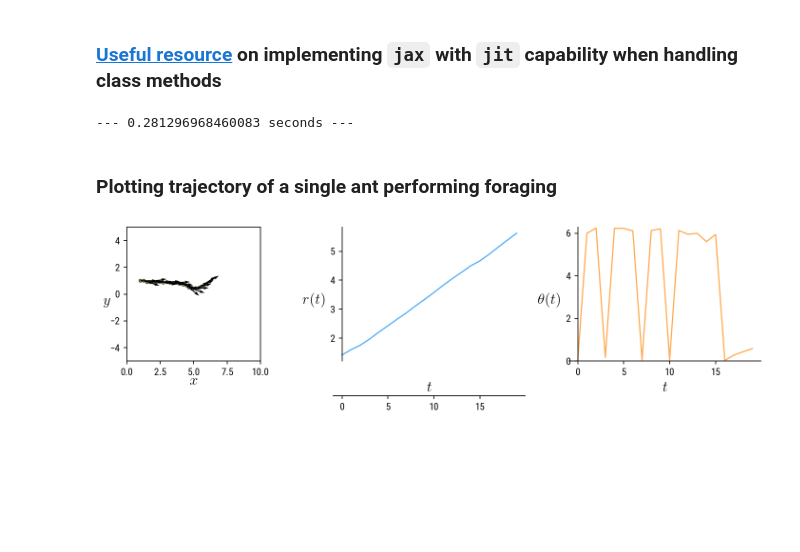
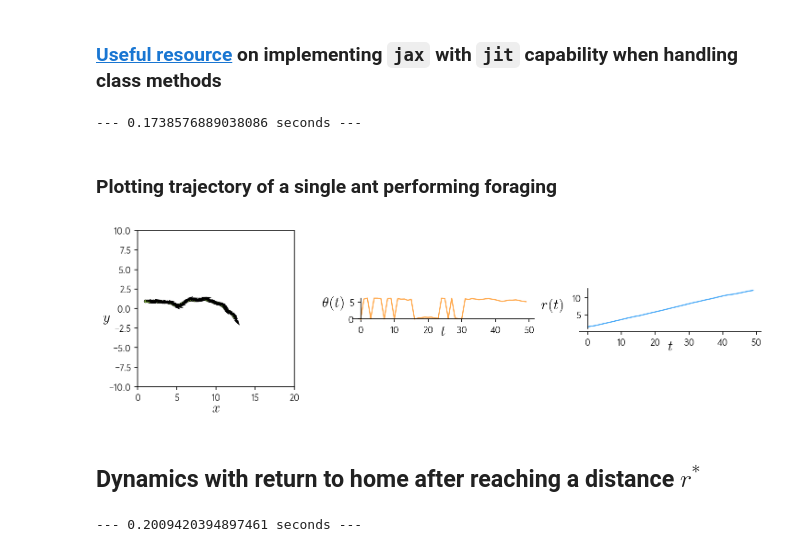
Before and after one commit to sgangaprasath/CollectiveTradeoff, a Jupyter notebook: findFood.ipynb, the cells around one changed output. Drawn from its saved outputs; the diff is of its cells as text; code cells hidden in the pictures; blank space fills up the shorter version.

Commit message:
home update

```diff
--- a/findFood.ipynb
+++ b/findFood.ipynb
@@ -193,7 +193,7 @@ colors = {
 class params():
     def __init__(self) -> None:
         super().__init__()
-        self.nMax = 20
+        self.nMax = 50
         self.dr = 0.25
         self.rInit = jnp.array([1., 1.])
         self.thetInit = 0.
@@ -230,12 +230,12 @@ for i in range(p.nMax):
     thetFull = np.vstack((thetFull, np.array(ag.thet)))
 print("--- %s seconds ---" % (time.time() - start_time))
 # %% [output]
---- 0.281296968460083 seconds ---
+--- 0.1738576889038086 seconds ---
 # %% [markdown]
 ### Plotting trajectory of a single ant performing foraging
 # %%
 mpl.rcParams.update(mpl.rcParamsDefault)
-plt.rc("font", family="Roboto Condensed")
+plt.rc("font", family="Noah")
 plt.rc("xtick", labelsize="medium")
 
 linewidth = 1.2
@@ -264,55 +264,59 @@ ax1.quiver(rxFull, ryFull,
            jnp.cos(thetFull), jnp.sin(thetFull),
            scale_units='xy', scale=0.8)
         #    , 'o', color=colors['orange'][4])
-ax1.set_xlim([0,2*p.nMax*p.dr])
-ax1.set_ylim([-p.nMax*p.dr,p.nMax*p.dr])
+# ax1.set_xlim([0,2*p.nMax*p.dr])
+# ax1.set_ylim([-p.nMax*p.dr,p.nMax*p.dr])
+ax1.set_xlim([0., 20.])
+ax1.set_ylim([-10., 10.])
 ax1.set_xlabel(r'$x$',usetex=True, fontsize=label_size)
 ax1.set_ylabel(r'$y$',usetex=True,rotation=0, fontsize=label_size)
 
 ax1.xaxis.set_label_coords(0.5,-0.1)
-ax1.yaxis.set_label_coords(-0.15,0.4)
+ax1.yaxis.set_label_coords(-0.2,0.4)
 
 
-ax3 = plt.subplot(nRow, nCol, 3)
+ax2 = plt.subplot(nRow, nCol, 2, aspect=1)
 t = jnp.arange(p.nMax)
-ax3.plot(t, np.mod(thetFull[:-1],2*np.pi),
+ax2.plot(t, np.mod(thetFull[:-1],2*np.pi),
         color=colors['orange'][4],
         clip_on=False,
         linewidth=linewidth,
         linestyle=linestyle,)
-ax3.set_xlabel(r'$t$',usetex=True, fontsize=label_size)
-ax3.set_ylabel(r'$\theta(t)$',usetex=True,rotation=0, fontsize=label_size)
-ax3.set_ylim([0.,2*np.pi])
+ax2.set_xlabel(r'$t$',usetex=True, fontsize=label_size)
+ax2.set_ylabel(r'$\theta(t)$',usetex=True,rotation=0, fontsize=label_size)
+ax2.set_ylim([0.,2*np.pi])
 
-ax3.xaxis.set_label_coords(0.5,-0.15)
-ax3.yaxis.set_label_coords(-0.1,0.4)
+ax2.xaxis.set_label_coords(0.5,-0.3)
+ax2.yaxis.set_label_coords(-0.1,0.4)
 
-ax3.spines["right"].set_visible(False)
-ax3.spines["top"].set_visible(False)
-ax3.spines["left"].set_position(("data", 0))
-ax3.spines["bottom"].set_position(("data", 0))
+ax2.spines["right"].set_visible(False)
+ax2.spines["top"].set_visible(False)
+ax2.spines["left"].set_position(("data", 0))
+ax2.spines["bottom"].set_position(("data", 0))
 
-ax3 = plt.subplot(nRow, nCol, 2)
+ax3 = plt.subplot(nRow, nCol, 3, aspect=1)
 t = jnp.arange(p.nMax)
 ax3.plot(t, np.sqrt(rxFull[:-1]**2 + ryFull[:-1]**2),
         color=colors['blue'][4],
         clip_on=False,
         linewidth=linewidth,
         linestyle=linestyle,)
 ax3.set_xlabel(r'$t$',usetex=True, fontsize=label_size)
 ax3.set_ylabel(r'$r(t)$',usetex=True,rotation=0, fontsize=label_size)
 # ax3.set_ylim([0.,2*np.pi])
 
-ax3.xaxis.set_label_coords(0.5,-0.15)
-ax3.yaxis.set_label_coords(-0.1,0.4)
+ax3.xaxis.set_label_coords(0.5,-0.3)
+ax3.yaxis.set_label_coords(-0.15,0.4)
 
 ax3.spines["right"].set_visible(False)
 ax3.spines["top"].set_visible(False)
 ax3.spines["left"].set_position(("data", 0))
 ax3.spines["bottom"].set_position(("data", 0))
 
 
 plt.tight_layout()
 plt.show()
 # %% [output]
-[figure, old version]
+[figure, new version]
+# %% [markdown]
+## Dynamics with return to home after reaching a distance $r^*$
@@ -318,0 +361,20 @@ plt.show()
+# %%
+rng = random.PRNGKey(1)
+p = params()
+ag = ant(p.rInit, p.thetInit, rng)
+start_time = time.time()
+rxFull = np.array(p.rInit[0])
+ryFull = np.array(p.rInit[1])
+thetFull = np.array(p.thetInit)
+for i in range(p.nMax):
+    if jnp.sqrt(jnp.dot(ag.r, ag.r)) > p.rSt:
+        new_thet = jnp.arctan2(ag.r[1],ag.r[0])
+        ag = ag.homing(p.dr, new_thet)
+    else:
+        ag = ag.stepFwd(p.dr)
+    rxFull = np.vstack((rxFull, np.array(ag.r[0])))
+    ryFull = np.vstack((ryFull, np.array(ag.r[1])))
+    thetFull = np.vstack((thetFull, np.array(ag.thet)))
+print("--- %s seconds ---" % (time.time() - start_time))
+# %% [output]
+--- 0.2009420394897461 seconds ---
```
Also changed, not shown: parts of 4 cells of this notebook.
